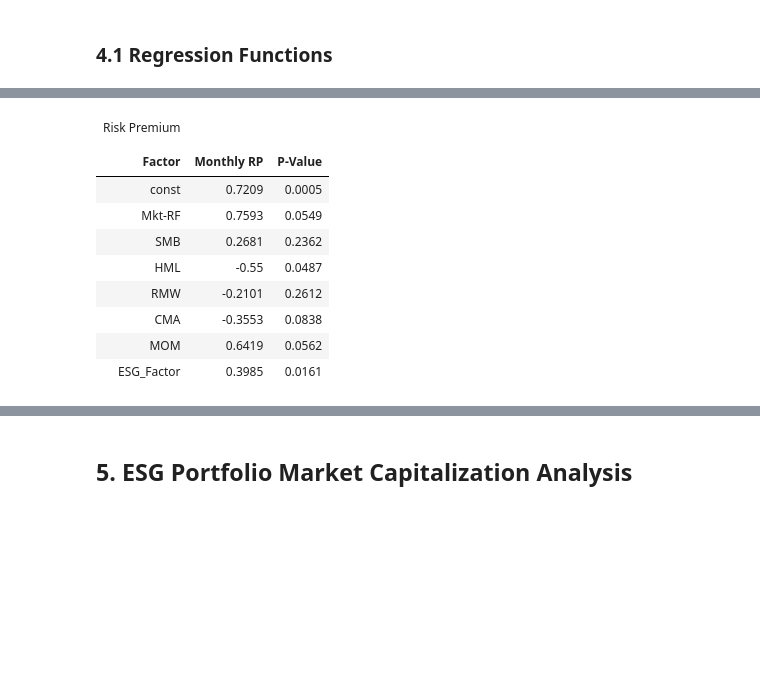
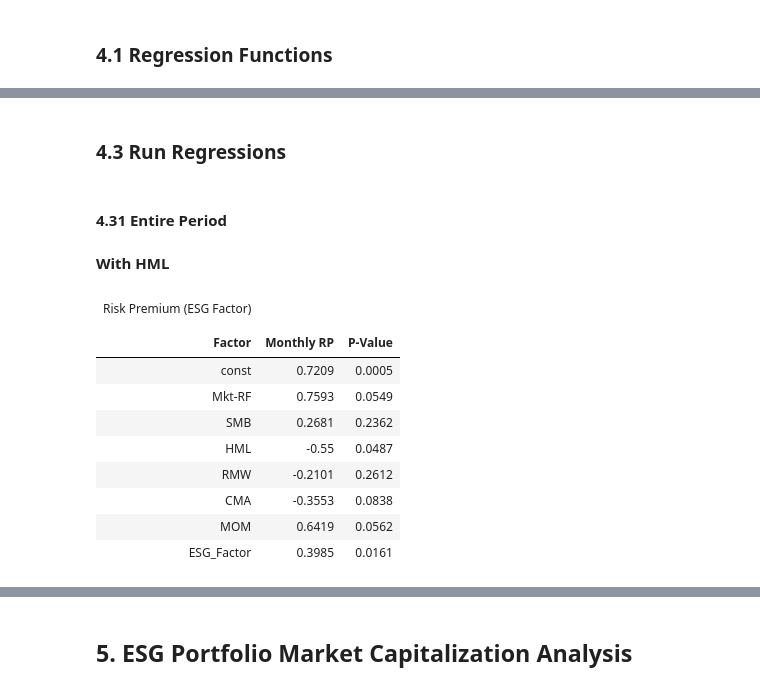
Before and after one commit to lkrsl/multi_factor_modelling_esg_factor_development, a Jupyter notebook: Part2_Factor_Analysis.ipynb, the cells around one changed output, grey strips where cells are left out. Saved outputs shown, nothing was run; the diff lists cells and outputs as text; code cells hidden in the pictures; blank space fills up the shorter version.

Commit message:
Updated Result Presentation

```diff
--- a/Part2_Factor_Analysis.ipynb
+++ b/Part2_Factor_Analysis.ipynb
@@ -418,8 +418,17 @@ plotHeatmap(kendall_pval_df, "Kendall Tau - P-Values") #rank-based relationships
 # %% [markdown]
 ### **4.1 Regression Functions**
 # %%
-def getFactorColumns():
-  return ["Mkt-RF", "SMB", "HML", "RMW", "CMA", "MOM", "ESG_Factor"]
+def getFactorColumns(exclude = []):
+
+  factors = ["Mkt-RF", "SMB", "HML", "RMW", "CMA", "MOM", "ESG_Factor"]
+
+  if exclude != []:
+    filtered_factors = [factor for factor in factors if factor not in exclude]
+
+    return filtered_factors
+  else:
+    return ["Mkt-RF", "SMB", "HML", "RMW", "CMA", "MOM", "ESG_Factor"]
+
   #return ["Mkt-RF", "SMB", "HML", "RMW", "CMA", "MOM"]
 # %%
 def getStocks(regression_data):
@@ -430,10 +439,10 @@ def getStocks(regression_data):
                                                                   + ["return_high_esg", "return_low_esg", "Date"])]
   return stocks
 # %%
-def runFirstStageRegression(reg_data):
+def runFirstStageRegression(reg_data, exclude = []):
 
   stocks = getStocks(reg_data)
-  factor_columns = getFactorColumns()
+  factor_columns = getFactorColumns(exclude)
 
   #Stocks are all columns except
   betas = pd.DataFrame(columns=["Stock", "Intercept"] + factor_columns)
@@ -459,7 +468,7 @@ def runFirstStageRegression(reg_data):
 
   return betas
 # %%
-def runSecondStageRegressionMonthly(models_betas, regression_data):
+def runSecondStageRegressionMonthly(models_betas, regression_data, exclude = []):
   risk_premium_estimations = []
 
   #Gets list of stocks
@@ -472,7 +481,7 @@ def runSecondStageRegressionMonthly(models_betas, regression_data):
   risk_premium_data = []
 
   stage_2_data = models_betas
-  stage_2_factor_columns = getFactorColumns()
+  stage_2_factor_columns = getFactorColumns(exclude)
 
   #I run this regression for each date in the date column
   for date in regression_data["Date"]:
@@ -577,14 +558,2 @@ monthly_risk_premium_table = getNiceTable(cleaned_up_results, "Risk Premium", ""
-# %%
-monthly_risk_premium_table
-# %% [output]
-| Risk Premium |  |  |
-|  |  |  |
-| Factor | Monthly RP | P-Value |
-| const | 0.7209 | 0.0005 |
-| Mkt-RF | 0.7593 | 0.0549 |
-| SMB | 0.2681 | 0.2362 |
-| HML | -0.55 | 0.0487 |
-| RMW | -0.2101 | 0.2612 |
-| CMA | -0.3553 | 0.0838 |
-| MOM | 0.6419 | 0.0562 |
-| ESG_Factor | 0.3985 | 0.0161 |
+# %% [markdown]
+### **4.3 Run Regressions**
@@ -590,0 +563,28 @@ monthly_risk_premium_table
+# %% [markdown]
+#### **4.31 Entire Period**
+# %% [markdown]
+**With HML**
+# %%
+#Run Regressions
+models_betas_1 = runFirstStageRegression(regression_data)
+risk_premium_estimations_1 = runSecondStageRegressionMonthly(models_betas_1, regression_data)
+result_1 = obtainAverageRiskPremiaAndPValues(risk_premium_estimations_1)
+
+#Create Table
+cleaned_up_results_1 = cleanUpRegressionResults(result_1)
+monthly_risk_premium_table_1 = getNiceTable(cleaned_up_results_1, "Risk Premium (ESG Factor)", "")
+
+#Print Table
+monthly_risk_premium_table_1
+# %% [output]
+| Risk Premium (ESG Factor) |  |  |
+|  |  |  |
+| Factor | Monthly RP | P-Value |
+| const | 0.7209 | 0.0005 |
+| Mkt-RF | 0.7593 | 0.0549 |
+| SMB | 0.2681 | 0.2362 |
+| HML | -0.55 | 0.0487 |
+| RMW | -0.2101 | 0.2612 |
+| CMA | -0.3553 | 0.0838 |
+| MOM | 0.6419 | 0.0562 |
+| ESG_Factor | 0.3985 | 0.0161 |
```
Also changed, not shown: parts of 38 cells of this notebook.
